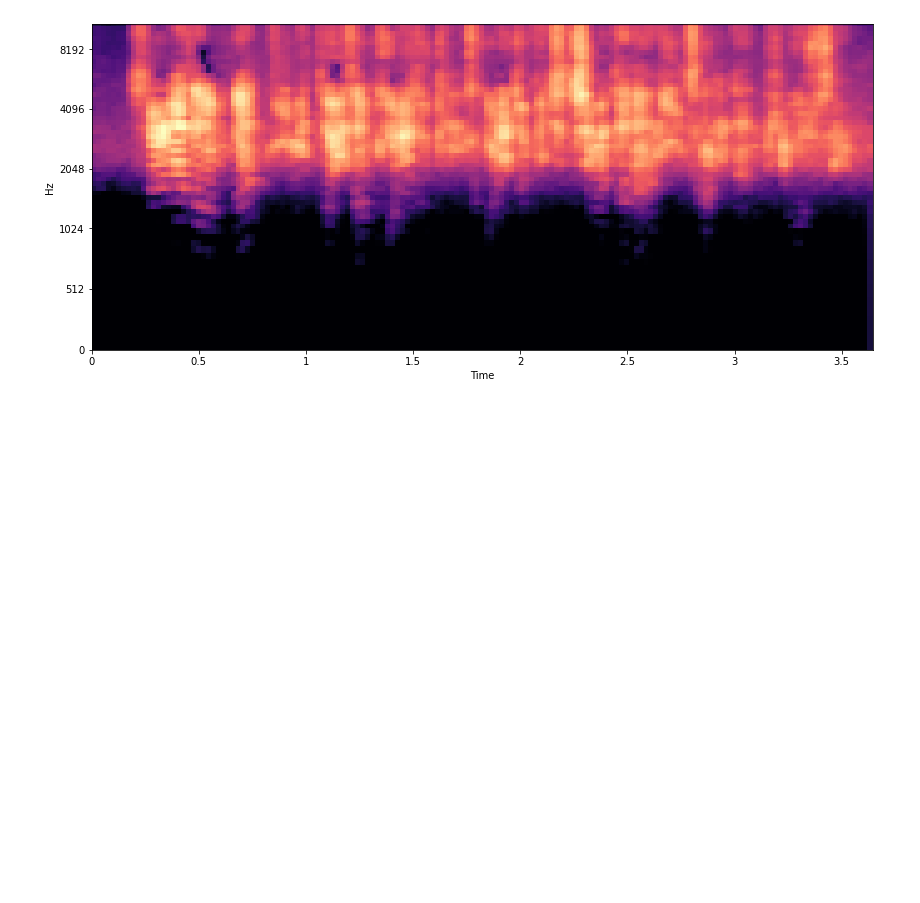
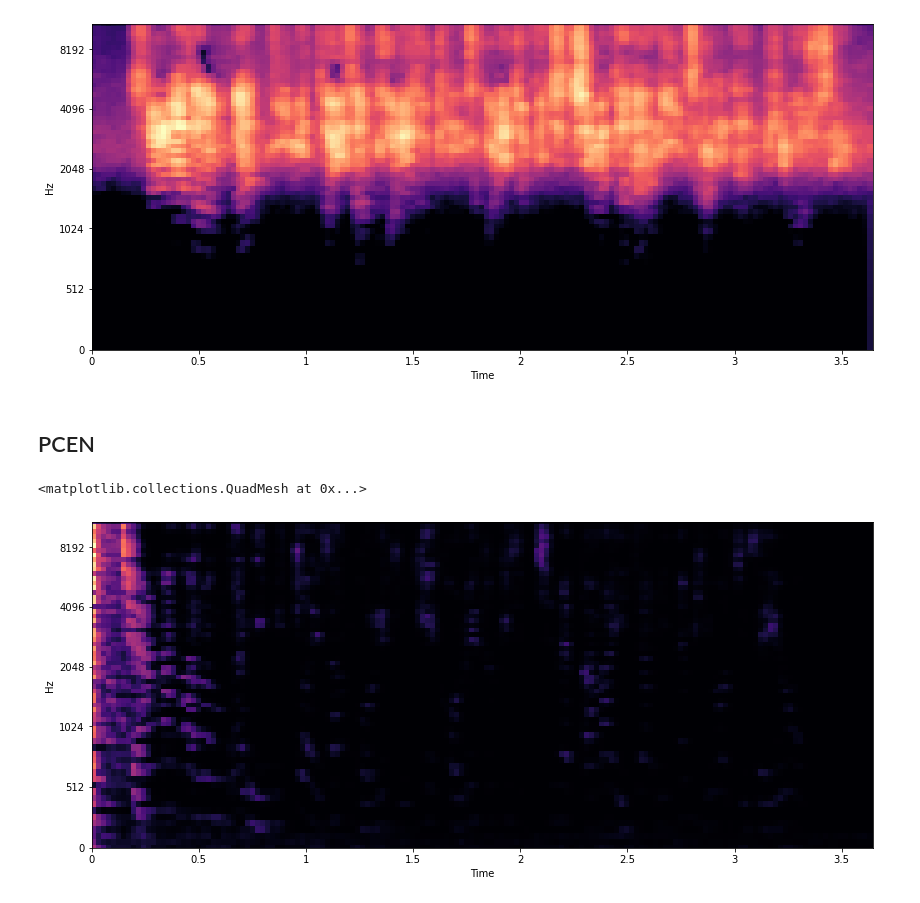
Before and after one commit to zashin-AI/JongHo, a Jupyter notebook: Denoise/Methods_for_sound_noise_reduction.ipynb, the cells around one changed output. Cells and saved outputs as stored; diff of their text form; code cells hidden in the pictures; blank space fills up the shorter version.

```diff
--- a/Methods_for_sound_noise_reduction.ipynb
+++ b/Denoise/Methods_for_sound_noise_reduction.ipynb
@@ -116,3 +116,14 @@ sd.play(yf1, sr)
 import sounddevice as sd
 
 sd.play(yf2, sr)
+# %% [markdown]
+## PCEN
+# %%
+Dp1 = librosa.pcen(S1 * (2**31), sr=sr, gain=1.1, hop_length=512, bias=2, power=0.5, time_constant=0.8, eps=1e-06, max_size=2)
+Dp2 = librosa.pcen(S2 * (2**31), sr=sr, gain=1.1, hop_length=152, bias=2, power=0.5,
+time_constant=0.8, eps=1e-06, max_axis=2)
+# %%
+librosa.display.specshow(Dp1, x_axis='time', y_axis='mel')
+# %% [output]
+<matplotlib.collections.QuadMesh at 0x...>
+[figure, added]
```
Also changed, not shown: parts of 6 cells of this notebook, 2 other files.
